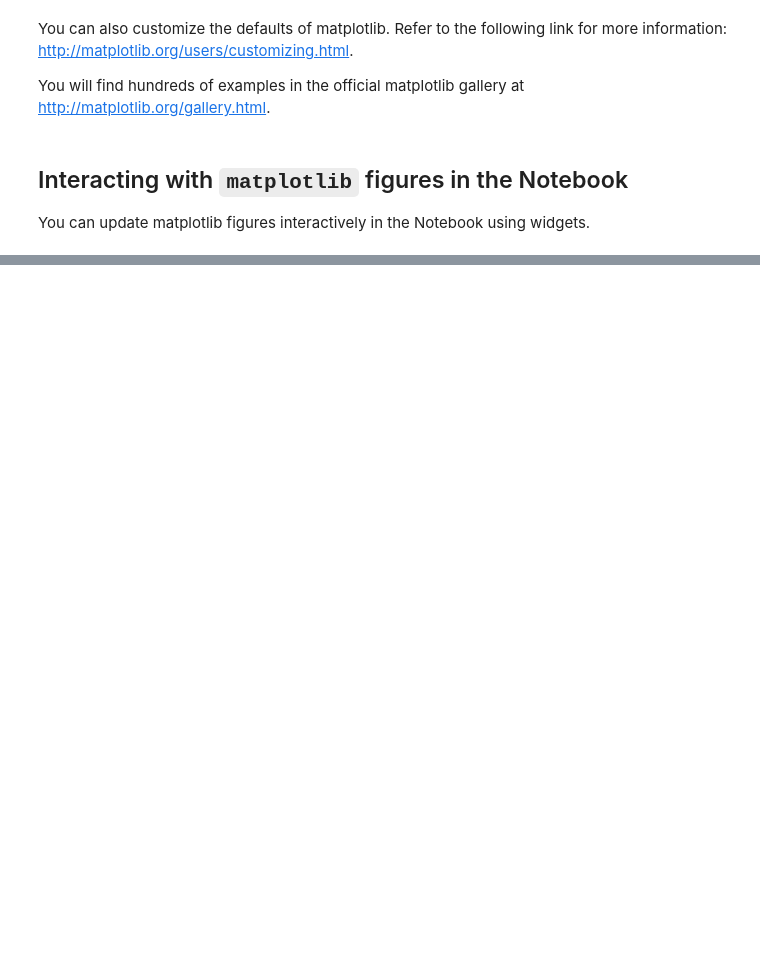
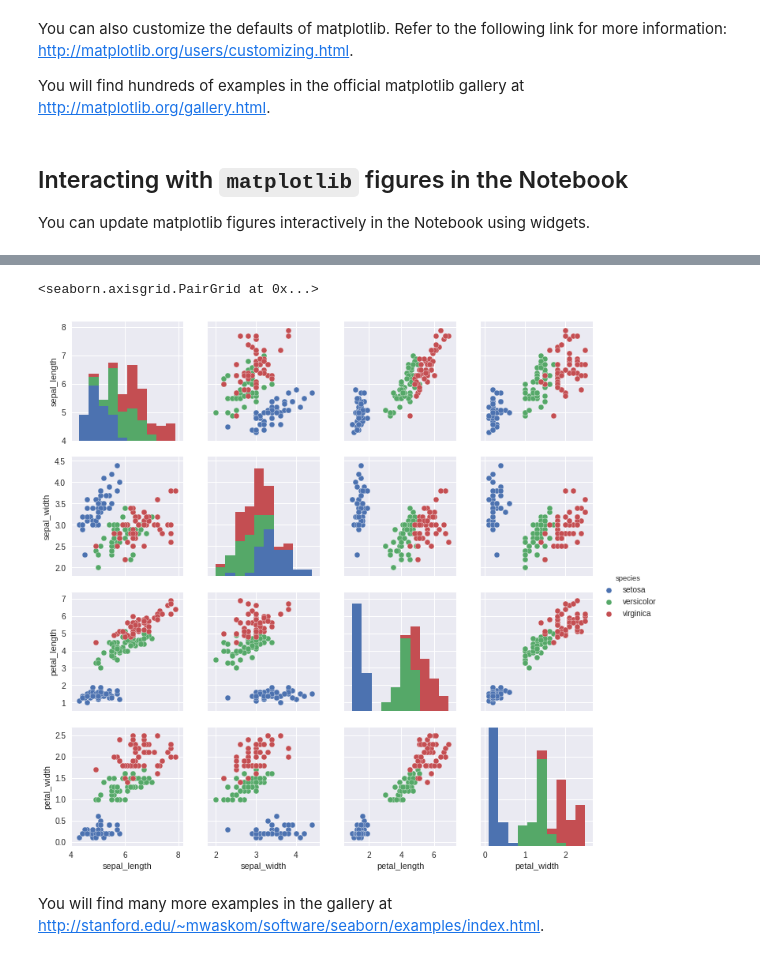
Before and after one commit to hiencb/Python, a Jupyter notebook: learn/ipython/Interactive Plotting and Graphical Interfaces/matplotlib and seaborn Essentials.ipynb, the cells around one changed output, grey strips where cells are left out. Cells and saved outputs as stored; diff of their text form; code cells hidden in the pictures; blank space fills up the shorter version.

```diff
--- a/learn/ipython/Interactive Plotting and Graphical Interfaces/matplotlib and seaborn Essentials.ipynb
+++ b/learn/ipython/Interactive Plotting and Graphical Interfaces/matplotlib and seaborn Essentials.ipynb
@@ -106,0 +110,3 @@ def plot_sin(a):
+# %%
+df = seaborn.load_dataset('iris')
+df.head(6)
@@ -106,0 +121,7 @@ def plot_sin(a):
+# %%
+seaborn.pairplot(df, hue='species', size=2.5)
+# %% [output]
+<seaborn.axisgrid.PairGrid at 0x...>
+[figure, added]
+# %% [markdown]
+You will find many more examples in the gallery at http://stanford.edu/~mwaskom/software/seaborn/examples/index.html.
```
Also changed, not shown: parts of 10 cells of this notebook, 1 other file.
